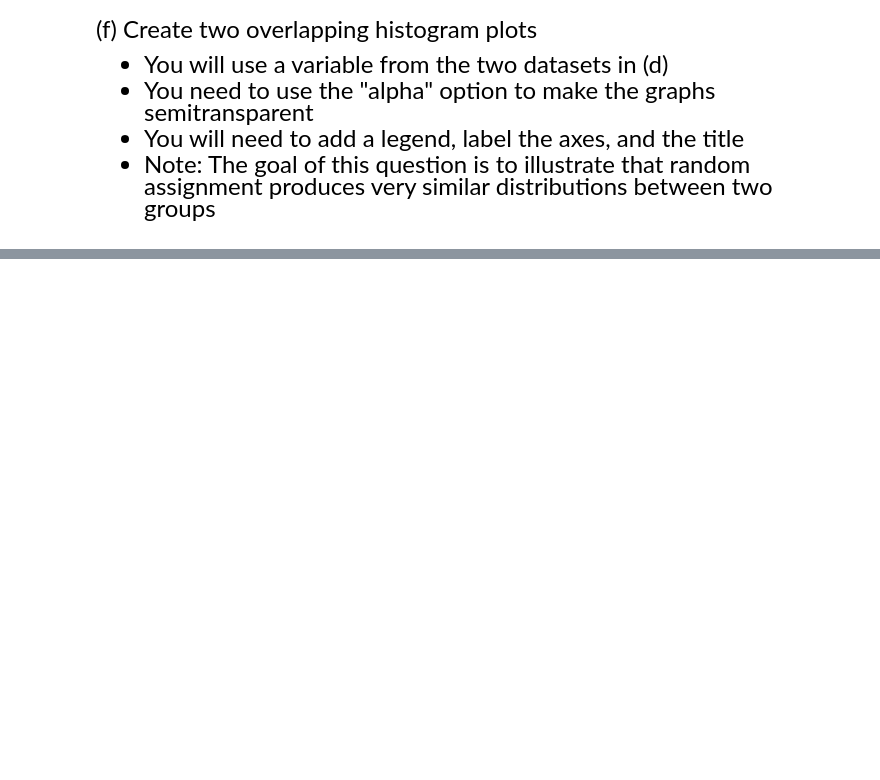
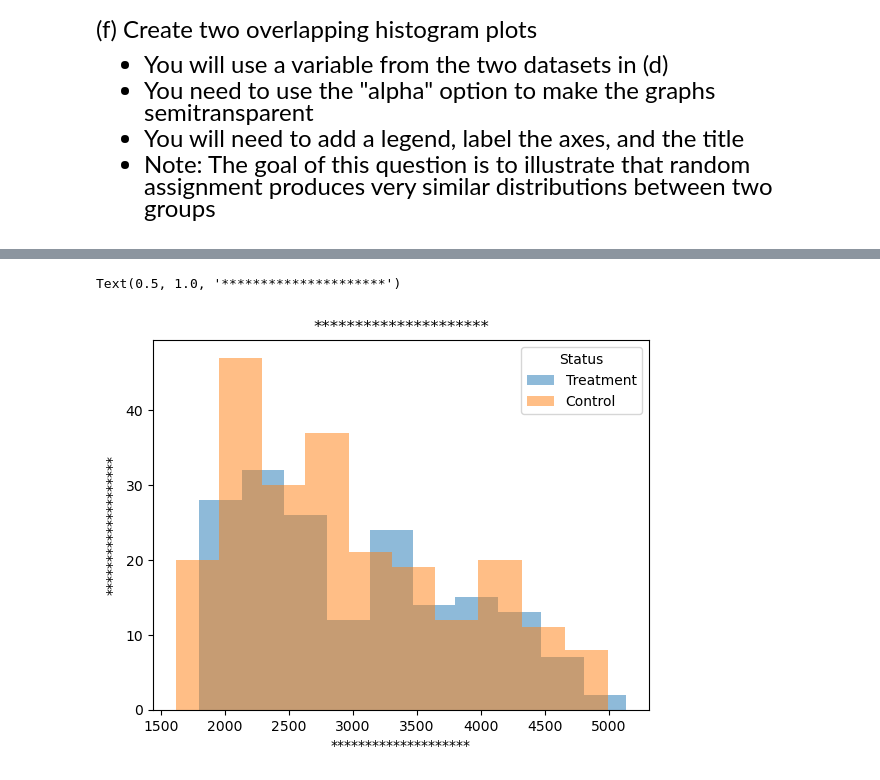
Before and after one commit to yiouyoyo/qtm151spring2023, a Jupyter notebook: Lecture 12/Lecture 12.ipynb, the cells around one changed output, grey strips where cells are left out. Saved outputs shown, nothing was run; the diff lists cells and outputs as text; code cells hidden in the pictures; blank space fills up the shorter version.

```diff
--- a/Lecture 12/Lecture 12.ipynb
+++ b/Lecture 12/Lecture 12.ipynb
@@ -200,0 +465,15 @@ assignment produces very similar distributions between two groups
+# %%
+list_unique_status = pd.unique(carfeatures["status"])
+
+for unique_status in list_unique_status:
+    temporarydataframe = carfeatures.query("status == @unique_status")
+    plt.hist(temporarydataframe["weight"], alpha=0.5)
+
+plt.legend(labels=list_unique_status, title="Status")
+
+plt.xlabel("********************")
+plt.ylabel("********************")
+plt.title("*********************")
+# %% [output]
+Text(0.5, 1.0, '*********************')
+[figure, added]
```
Also changed, not shown: parts of 12 cells of this notebook, 8 other files.
